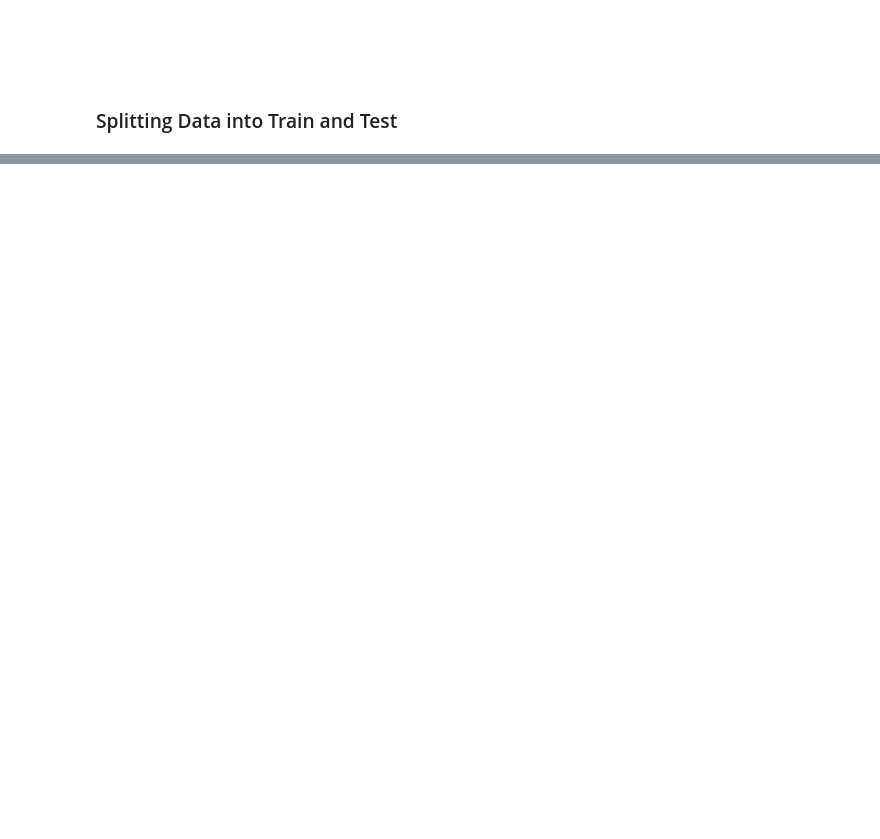
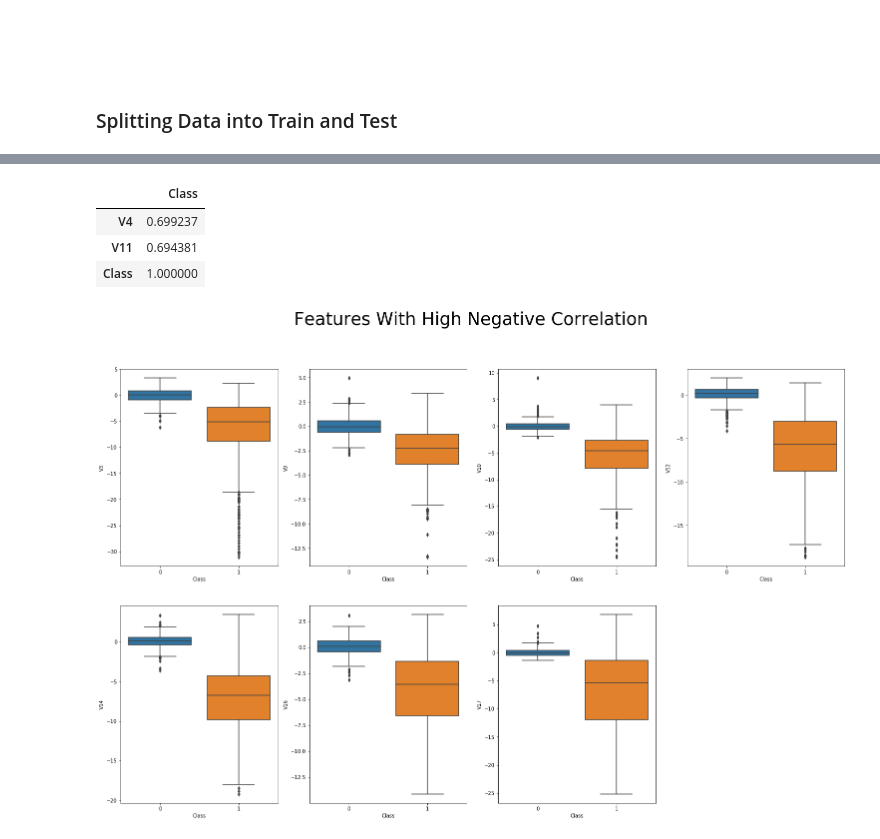
Before and after one commit to elsajun/CC-Fraud-Detection, a Jupyter notebook: Fraud Detection.ipynb, the cells around one changed output, grey strips where cells are left out. Saved outputs shown, nothing was run; the diff lists cells and outputs as text; code cells hidden in the pictures; blank space fills up the shorter version.

```diff
--- a/Fraud Detection.ipynb
+++ b/Fraud Detection.ipynb
@@ -214,0 +327,25 @@ df.drop(['Amount', 'Time'], axis=1, inplace=True)
+# %%
+
+#positive correlations greater than 0.5
+corr[corr.Class > 0.5]
+# %% [output]
+|  | Class |
+| V4 | 0.699237 |
+| V11 | 0.694381 |
+| Class | 1.000000 |
+# %%
+
+#visualizing the features w high negative correlation
+f, axes = plt.subplots(nrows=2, ncols=4, figsize=(26,16))
+
+f.suptitle('Features With High Negative Correlation', size=35)
+sns.boxplot(x="Class", y="V3", data=subsample, ax=axes[0,0])
+sns.boxplot(x="Class", y="V9", data=subsample, ax=axes[0,1])
+sns.boxplot(x="Class", y="V10", data=subsample, ax=axes[0,2])
+sns.boxplot(x="Class", y="V12", data=subsample, ax=axes[0,3])
+sns.boxplot(x="Class", y="V14", data=subsample, ax=axes[1,0])
+sns.boxplot(x="Class", y="V16", data=subsample, ax=axes[1,1])
+sns.boxplot(x="Class", y="V17", data=subsample, ax=axes[1,2])
+f.delaxes(axes[1,3])
+# %% [output]
+[figure, added]
```
Also changed, not shown: parts of 17 cells of this notebook.
